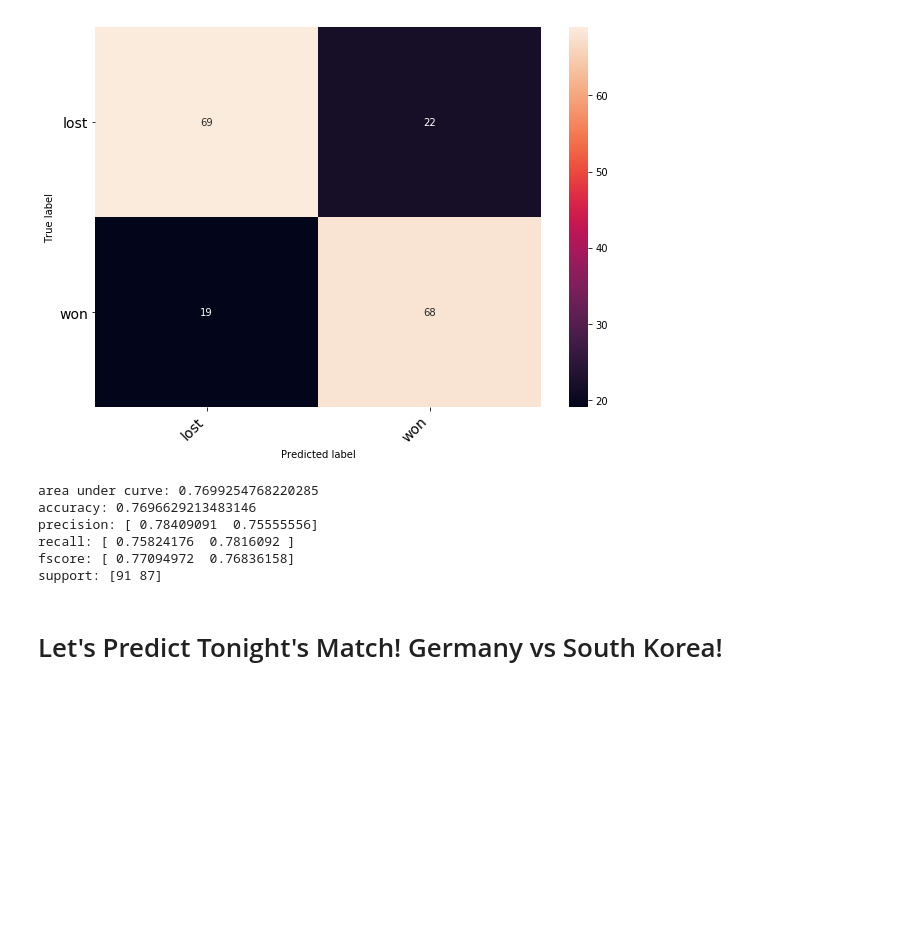
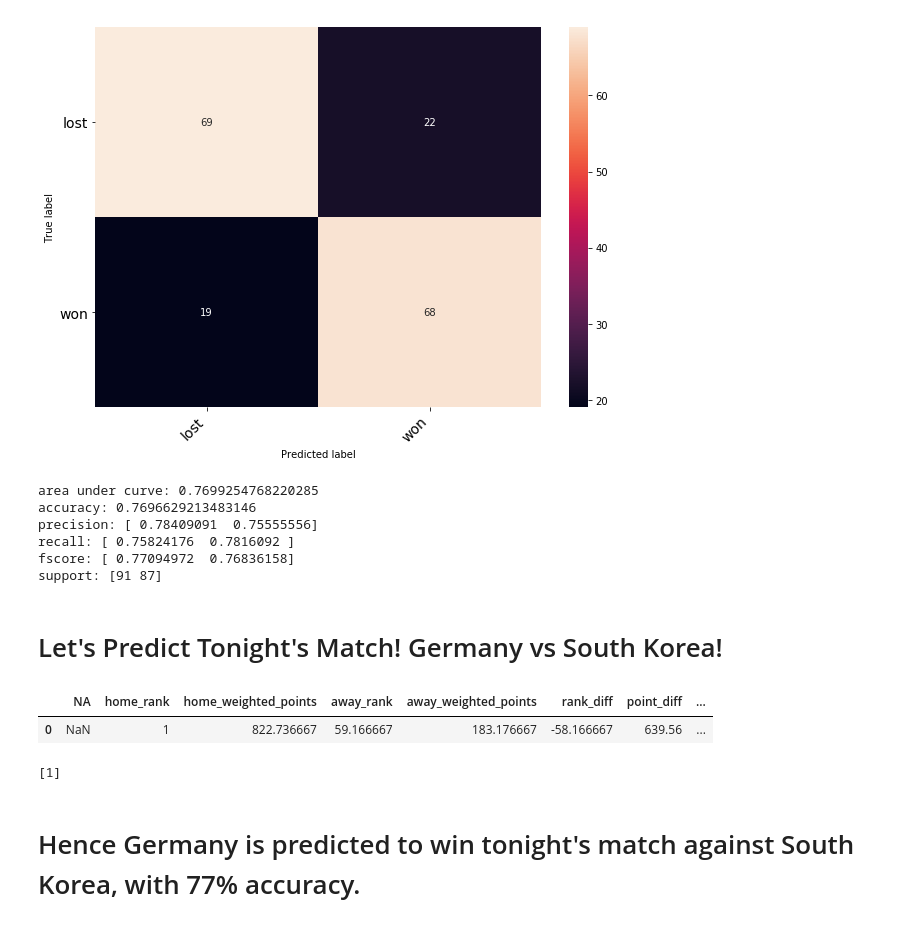
Before and after one commit to lppier/fifa18_final16, a Jupyter notebook: data/exploration.ipynb, the cells around one changed output. Cells and saved outputs as stored; diff of their text form; code cells hidden in the pictures; blank space fills up the shorter version.

Commit message:
Germany will win vs South Korea

```diff
--- a/data/exploration.ipynb
+++ b/data/exploration.ipynb
@@ -281,3 +281,10 @@ X_train.to_csv('X_train.csv')
 X_test.to_csv('X_test.csv')
 # %% [markdown]
 # Let's Predict Tonight's Match! Germany vs South Korea!
+# %%
+df_germany = pd.read_csv('data/Y_Germany.csv') # Pre-created data for Germany vs South Korea
+# %%
+df_germany
+# %% [output]
+|  | NA | home_rank | home_weighted_points | away_rank | away_weighted_points | rank_diff | point_diff | ... |
+| 0 | NaN | 1 | 822.736667 | 59.166667 | 183.176667 | -58.166667 | 639.56 | ... |
@@ -283,0 +295,6 @@ X_test.to_csv('X_test.csv')
+# %%
+print(answer)
+# %% [output]
+[1]
+# %% [markdown]
+# Hence Germany is predicted to win tonight's match against South Korea, with 77% accuracy.
```
Also changed, not shown: parts of 5 cells of this notebook, 2 other files.
